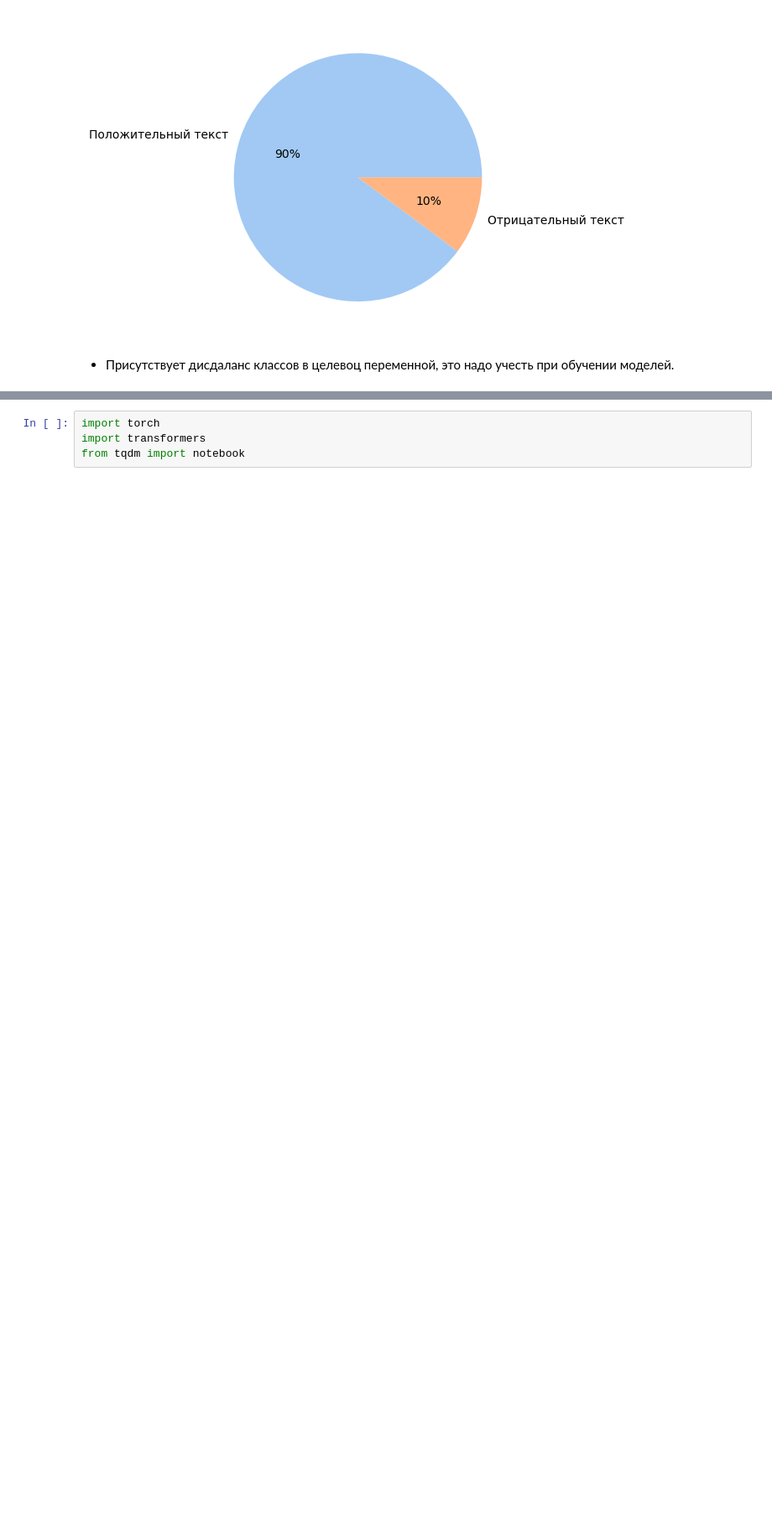
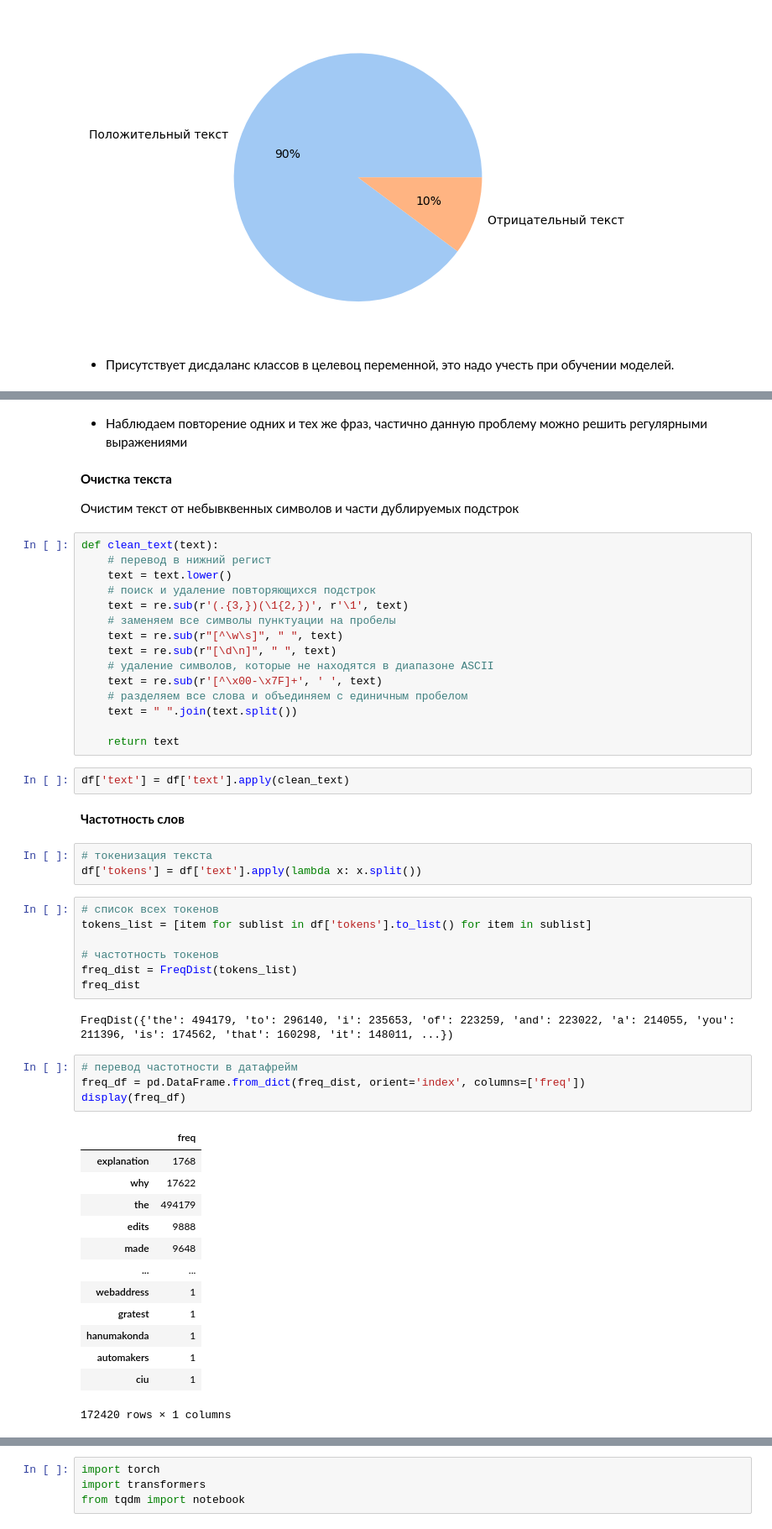
Before and after one commit to Denis-Mukhanov/toxic-comments, a Jupyter notebook: toxic_comments.ipynb, the cells around one changed output, grey strips where cells are left out. Shown: that part at 84% size. Drawn from its saved outputs; the diff is of its cells as text; blank space fills up the shorter version.

```diff
--- a/toxic_comments.ipynb
+++ b/toxic_comments.ipynb
@@ -178,0 +223,55 @@ plt.show()
+# %% [markdown]
+- Наблюдаем повторение одних и тех же фраз, частично данную проблему можно решить регулярными выражениями
+# %% [markdown]
+__Очистка текста__
+
+Очистим текст от небывквенных символов и части дублируемых подстрок
+# %%
+def clean_text(text):
+    # перевод в нижний регист
+    text = text.lower()
+    # поиск и удаление повторяющихся подстрок
+    text = re.sub(r'(.{3,})(\1{2,})', r'\1', text)
+    # заменяем все символы пунктуации на пробелы
+    text = re.sub(r"[^\w\s]", " ", text)
+    text = re.sub(r"[\d\n]", " ", text)
+    # удаление символов, которые не находятся в диапазоне ASCII
+    text = re.sub(r'[^\x00-\x7F]+', ' ', text)
+    # разделяем все слова и объединяем с единичным пробелом
+    text = " ".join(text.split())
+
+    return text
+# %%
+df['text'] = df['text'].apply(clean_text)
+# %% [markdown]
+__Частотность слов__
+# %%
+# токенизация текста
+df['tokens'] = df['text'].apply(lambda x: x.split())
+# %%
+# список всех токенов
+tokens_list = [item for sublist in df['tokens'].to_list() for item in sublist]
+
+# частотность токенов
+freq_dist = FreqDist(tokens_list)
+freq_dist
+# %% [output]
+FreqDist({'the': 494179, 'to': 296140, 'i': 235653, 'of': 223259, 'and': 223022, 'a': 214055, 'you': 211396, 'is': 174562, 'that': 160298, 'it': 148011, ...})
+# %%
+# перевод частотности в датафрейм
+freq_df = pd.DataFrame.from_dict(freq_dist, orient='index', columns=['freq'])
+display(freq_df)
+# %% [output]
+|  | freq |
+| explanation | 1768 |
+| why | 17622 |
+| the | 494179 |
+| edits | 9888 |
+| made | 9648 |
+| ... | ... |
+| webaddress | 1 |
+| gratest | 1 |
+| hanumakonda | 1 |
+| automakers | 1 |
+| ciu | 1 |
+172420 rows × 1 columns
```
Also changed, not shown: parts of 43 cells of this notebook.
